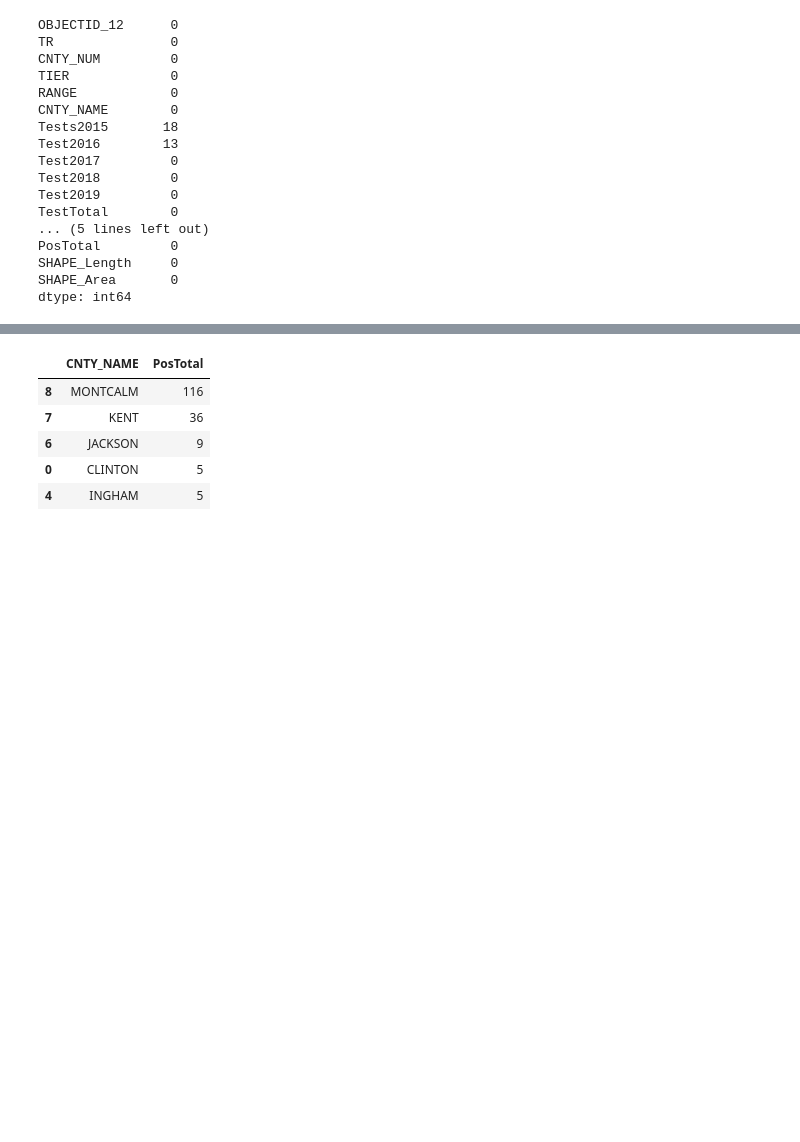
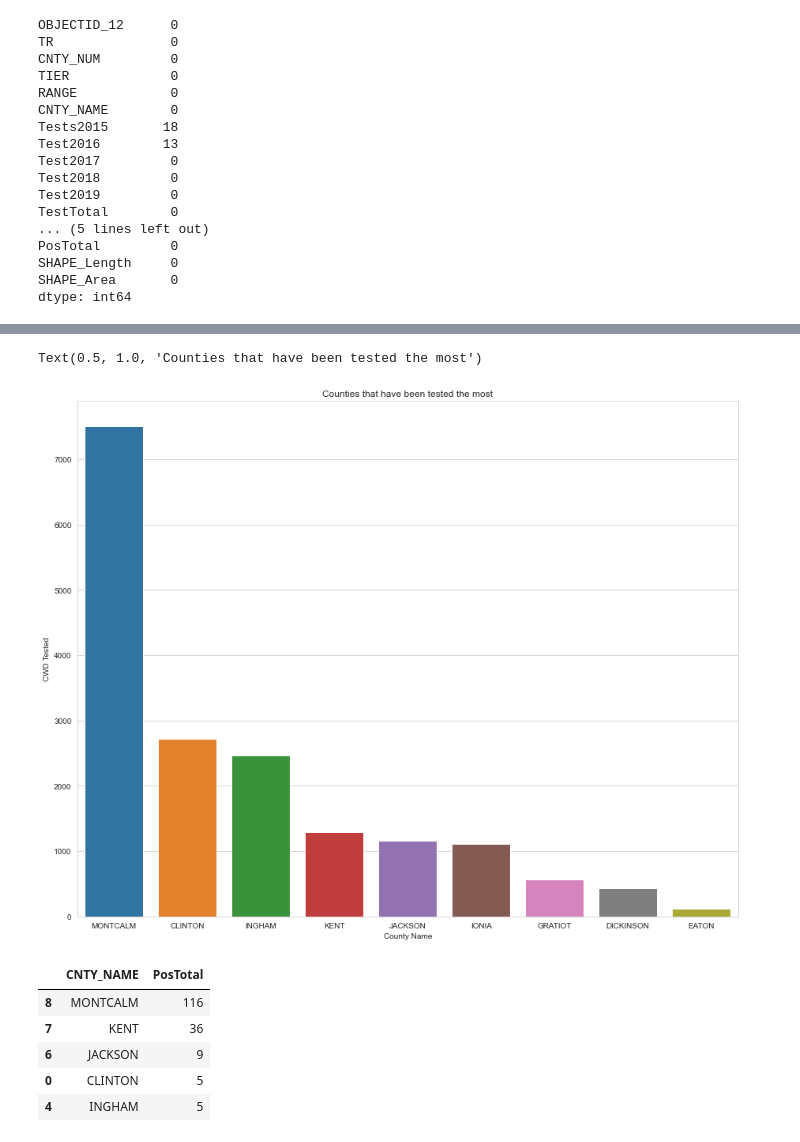
Before and after one commit to Ambush3/Michigan-Deer-CWD, a Jupyter notebook: CWD.ipynb, the cells around one changed output, grey strips where cells are left out. Cells and saved outputs as stored; diff of their text form; code cells hidden in the pictures; blank space fills up the shorter version.

```diff
--- a/CWD.ipynb
+++ b/CWD.ipynb
@@ -74,3 +73,7 @@ PosTotal         0
 SHAPE_Length     0
 SHAPE_Area       0
 dtype: int64
+# %%
+cwd1 = cwd.groupby ('CNTY_NAME', as_index=False, sort=True)['TestTotal'].sum()
+cwd1 = cwd1.sort_values('TestTotal', ascending=False)
+cwd1.head()
@@ -77 +87,11 @@ dtype: int64
+# %%
+cwd1 = cwd1[:]
+plt.figure(figsize=(15, 12))
+sns.set_style('whitegrid')
+p = sns.barplot(x='CNTY_NAME', y='TestTotal', data=cwd1)
+p.set( xlabel= 'County Name', ylabel = 'CWD Tested')
+p.set_title('Counties that have been tested the most')
+# %% [output]
+Text(0.5, 1.0, 'Counties that have been tested the most')
+[figure, added]
 # %%
```
Also changed, not shown: parts of 7 cells of this notebook.
